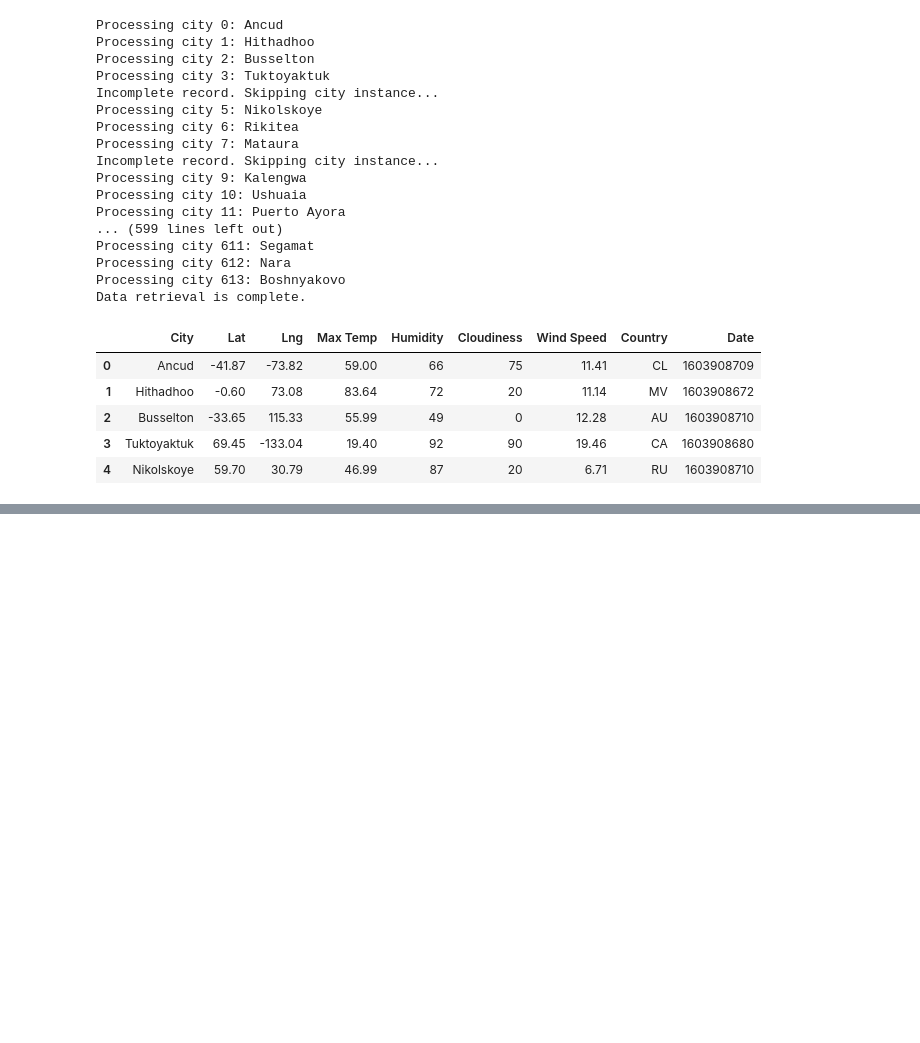
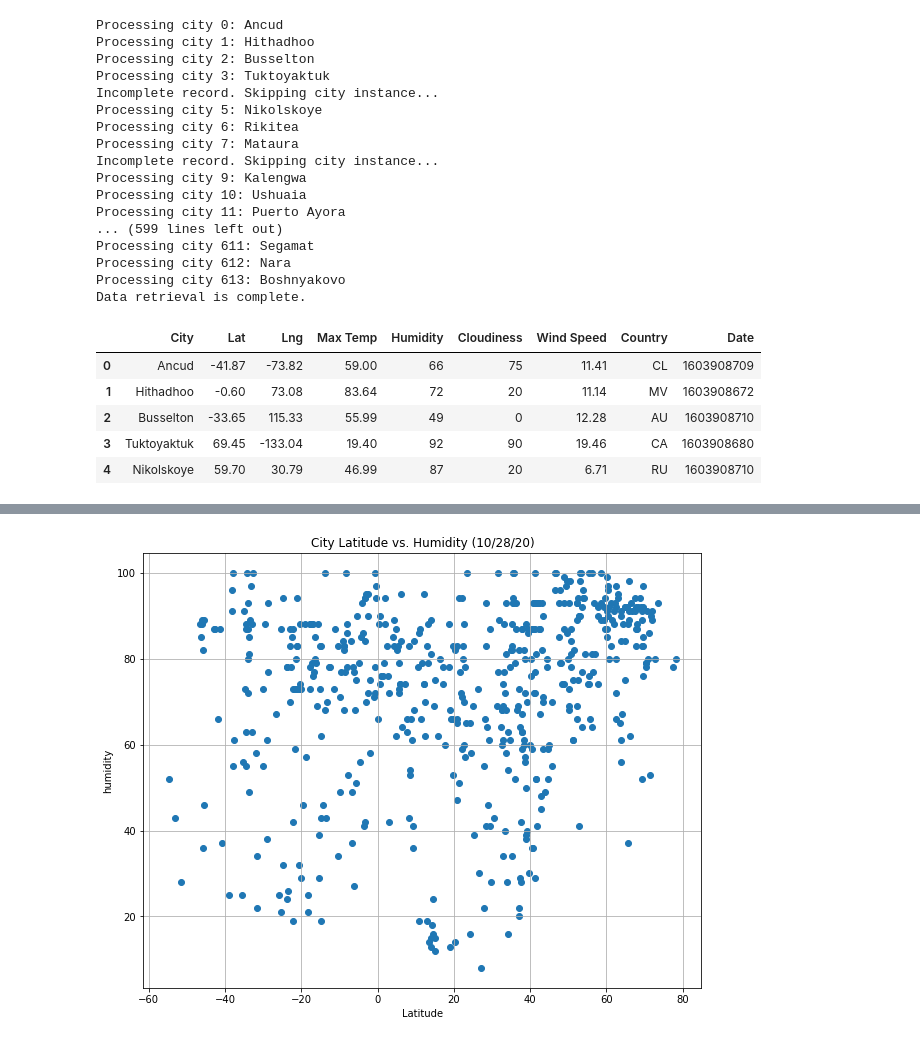
Before and after one commit to paloni-dotcom/Python-API-Challenge, a Jupyter notebook: WeatherPy/WeatherPy.ipynb, the cells around one changed output, grey strips where cells are left out. Saved outputs shown, nothing was run; the diff lists cells and outputs as text; code cells hidden in the pictures; blank space fills up the shorter version.

```diff
--- a/WeatherPy/WeatherPy.ipynb
+++ b/WeatherPy/WeatherPy.ipynb
@@ -126,0 +147,12 @@ city_data_df.head()
+# %%
+plt.figure(figsize=(10,8))
+plt.scatter(lat, humidity, linewidths=1, marker="o")
+
+plt.title("City Latitude vs. Humidity (%s)" % time.strftime("%x"))
+plt.xlabel("Latitude")
+plt.ylabel("humidity")
+plt.grid(True)
+
+plt.savefig("Images/fig2.png")
+# %% [output]
+[figure, added]
```
Also changed, not shown: parts of 3 cells of this notebook, 4 other files.
